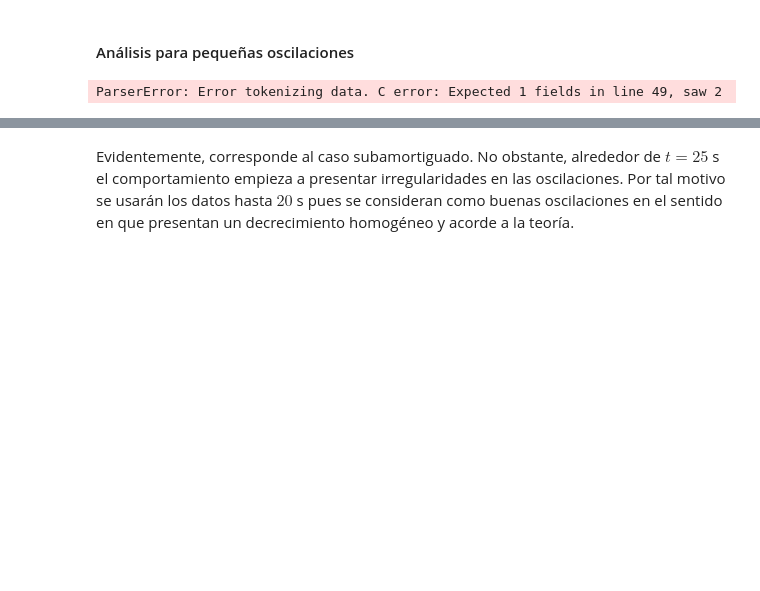
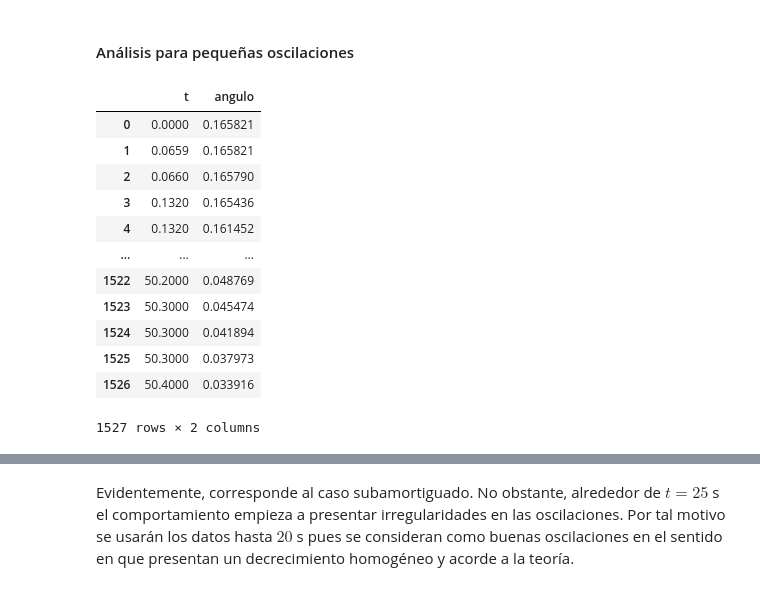
Before and after one commit to davidalejandromiranda/laboratorios-fisica, a Jupyter notebook: f3/i2_Pendulo_Simple/Pendulo_Simple.ipynb, the cells around one changed output, grey strips where cells are left out. Cells and saved outputs as stored; diff of their text form; code cells hidden in the pictures; blank space fills up the shorter version.

```diff
--- a/f3/i2_Pendulo_Simple/Pendulo_Simple.ipynb
+++ b/f3/i2_Pendulo_Simple/Pendulo_Simple.ipynb
@@ -88,15 +87,27 @@ Omega=math.sqrt(omenat**2 - gamma**2)
 # %%
 # Comando para importar los datos desde excel y manejarlos como un dataframe
 # Descargar datos del repositorio
-import pandas as pd
-data_links = {
-    'caso1':'https://github.com/davidalejandromiranda/laboratorios-fisica/blob/master/f3/i2_Pendulo_Simple/Caso2.csv'
+caso = {
+    1:'https://raw.githubusercontent.com/davidalejandromiranda/laboratorios-fisica/master/f3/i2_Pendulo_Simple/Caso1.csv',
+    2:'https://raw.githubusercontent.com/davidalejandromiranda/laboratorios-fisica/master/f3/i2_Pendulo_Simple/Caso2.csv',
+    3:'https://raw.githubusercontent.com/davidalejandromiranda/laboratorios-fisica/master/f3/i2_Pendulo_Simple/Caso3.csv'
 }
-
-data1=pd.read_csv(data_links['caso2'])
+data1=pd.read_csv(caso[1], error_bad_lines=False)
 data1
 # %% [output]
+|  | t | angulo |
+| 0 | 0.0000 | 0.165821 |
+| 1 | 0.0659 | 0.165821 |
+| 2 | 0.0660 | 0.165790 |
+| 3 | 0.1320 | 0.165436 |
+| 4 | 0.1320 | 0.161452 |
+| ... | ... | ... |
+| 1522 | 50.2000 | 0.048769 |
+| 1523 | 50.3000 | 0.045474 |
+| 1524 | 50.3000 | 0.041894 |
+| 1525 | 50.3000 | 0.037973 |
+| 1526 | 50.4000 | 0.033916 |
-ParserError: Error tokenizing data. C error: Expected 1 fields in line 49, saw 2
+1527 rows × 2 columns
 # %%
 plt.plot(data1.t,data1.angulo) # Aquí se grafican los datos de ángulo vs tiempo importados anteriormente
 plt.title('Curva experimental')
```
Also changed, not shown: parts of 18 cells of this notebook.
